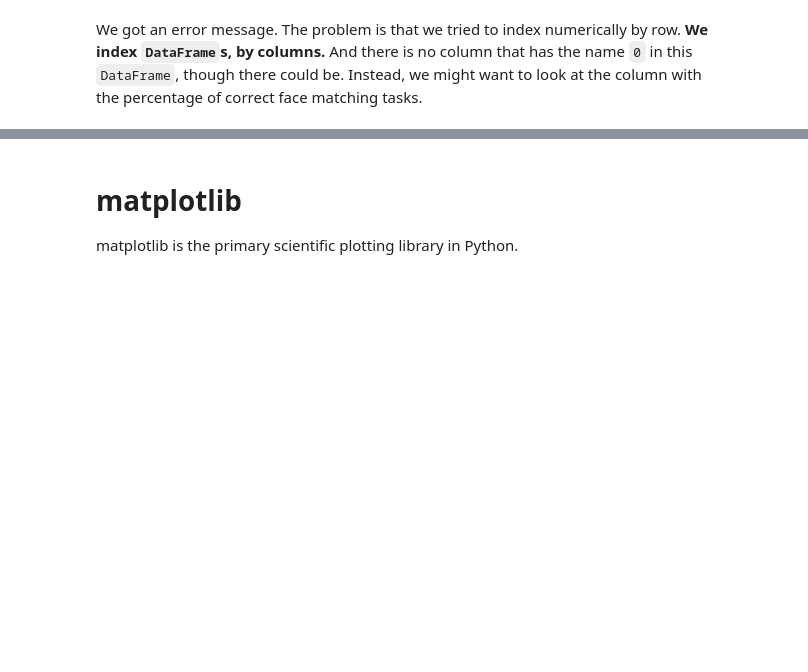
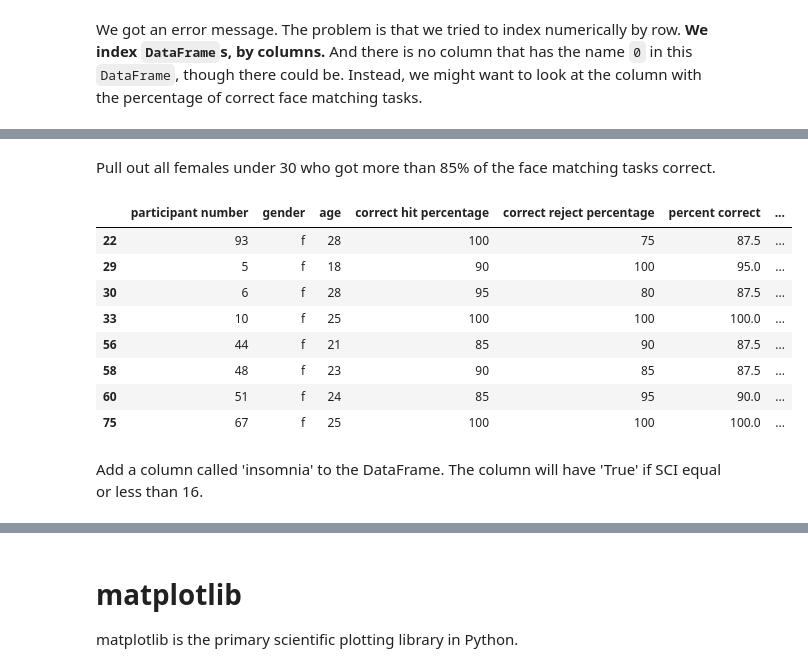
Before and after one commit to Farah-Deeba-UNCC/Introduction-to-ML, a Jupyter notebook: Notebooks/8-NumPy_SciPy_Pandas.ipynb, the cells around one changed output, grey strips where cells are left out. Cells and saved outputs as stored; diff of their text form; code cells hidden in the pictures; blank space fills up the shorter version.

```diff
--- a/Notebooks/8-NumPy_SciPy_Pandas.ipynb
+++ b/Notebooks/8-NumPy_SciPy_Pandas.ipynb
@@ -620,0 +653,17 @@ Name: gender, Length: 102, dtype: object
+# %% [markdown]
+ Pull out all females under 30 who got more than 85% of the face matching tasks correct.
+# %%
+inds = (data["age"]<30) & (data["gender"]=='f') & (data["percent correct"]>85)
+data.loc[inds,:]
+# %% [output]
+|  | participant number | gender | age | correct hit percentage | correct reject percentage | percent correct | ... |
+| 22 | 93 | f | 28 | 100 | 75 | 87.5 | ... |
+| 29 | 5 | f | 18 | 90 | 100 | 95.0 | ... |
+| 30 | 6 | f | 28 | 95 | 80 | 87.5 | ... |
+| 33 | 10 | f | 25 | 100 | 100 | 100.0 | ... |
+| 56 | 44 | f | 21 | 85 | 90 | 87.5 | ... |
+| 58 | 48 | f | 23 | 90 | 85 | 87.5 | ... |
+| 60 | 51 | f | 24 | 85 | 95 | 90.0 | ... |
+| 75 | 67 | f | 25 | 100 | 100 | 100.0 | ... |
+# %% [markdown]
+Add a column called 'insomnia' to the DataFrame. The column will have 'True' if SCI equal or less than 16.
```
Also changed, not shown: parts of 7 cells of this notebook.
